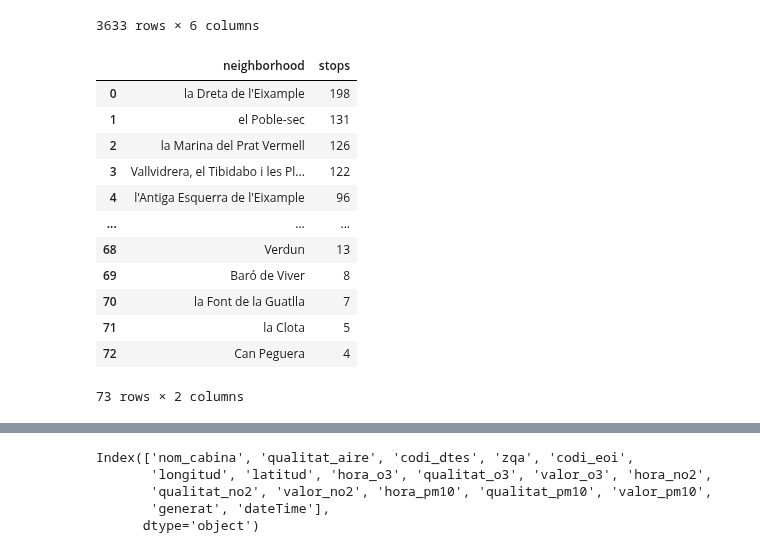
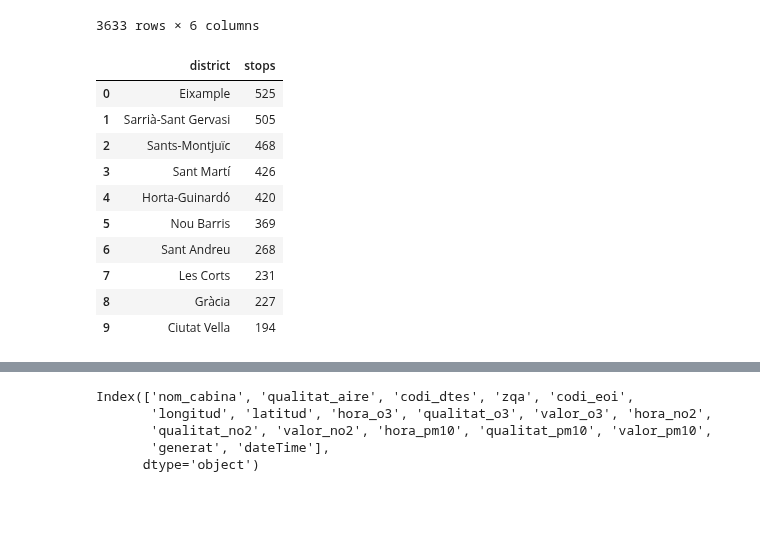
Before and after one commit to ta-data-bcn/Project-Week-2-Barcelona, a Jupyter notebook: your-project/Editing Databases - Public Transport.ipynb, the cells around one changed output, grey strips where cells are left out. Cells and saved outputs as stored; diff of their text form; code cells hidden in the pictures; blank space fills up the shorter version.

```diff
--- a/your-project/Editing Databases - Public Transport.ipynb
+++ b/your-project/Editing Databases - Public Transport.ipynb
@@ -206,22 +206,20 @@ bcn_stops
 3633 rows × 6 columns
 # %%
 #Now we are creating a new data frame that has the number of stops by neighborhood
-stops_per_neighborhood=bcn_stops["Neighborhood.Name"].value_counts().rename_axis('neighborhood').reset_index(name='stops')
-stops_per_neighborhood
+stops_per_district=bcn_stops["District.Name"].value_counts().rename_axis('district').reset_index(name='stops')
+stops_per_district
 # %% [output]
-|  | neighborhood | stops |
-| 0 | la Dreta de l'Eixample | 198 |
-| 1 | el Poble-sec | 131 |
-| 2 | la Marina del Prat Vermell | 126 |
-| 3 | Vallvidrera, el Tibidabo i les Pl... | 122 |
-| 4 | l'Antiga Esquerra de l'Eixample | 96 |
-| ... | ... | ... |
-| 68 | Verdun | 13 |
-| 69 | Baró de Viver | 8 |
-| 70 | la Font de la Guatlla | 7 |
-| 71 | la Clota | 5 |
-| 72 | Can Peguera | 4 |
+|  | district | stops |
+| 0 | Eixample | 525 |
+| 1 | Sarrià-Sant Gervasi | 505 |
+| 2 | Sants-Montjuïc | 468 |
+| 3 | Sant Martí | 426 |
+| 4 | Horta-Guinardó | 420 |
+| 5 | Nou Barris | 369 |
+| 6 | Sant Andreu | 268 |
+| 7 | Les Corts | 231 |
+| 8 | Gràcia | 227 |
+| 9 | Ciutat Vella | 194 |
-73 rows × 2 columns
 # %%
 #Importing the Data Frame that includes information about air quality
 pollution=pd.read_csv("../datasets/2.-Urban-Environment/air_quality_2018_project2.csv", index_col="Unnamed: 0")
```
Also changed, not shown: parts of 6 cells of this notebook.
